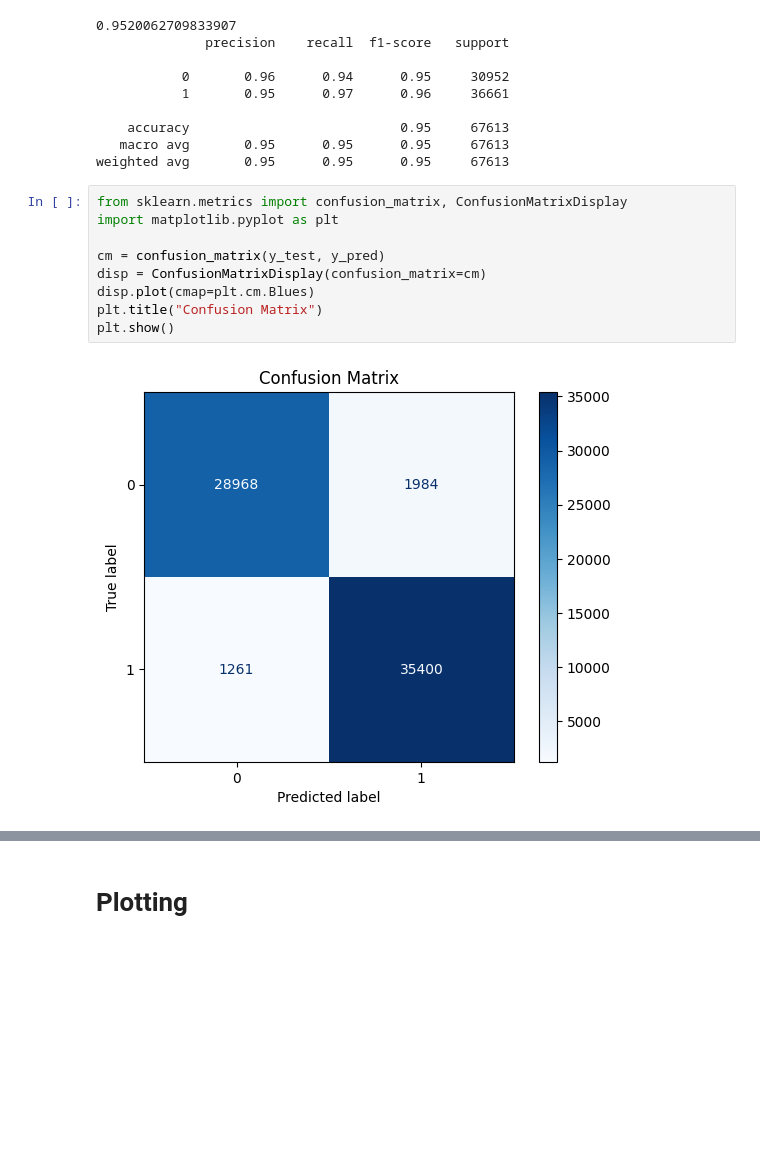
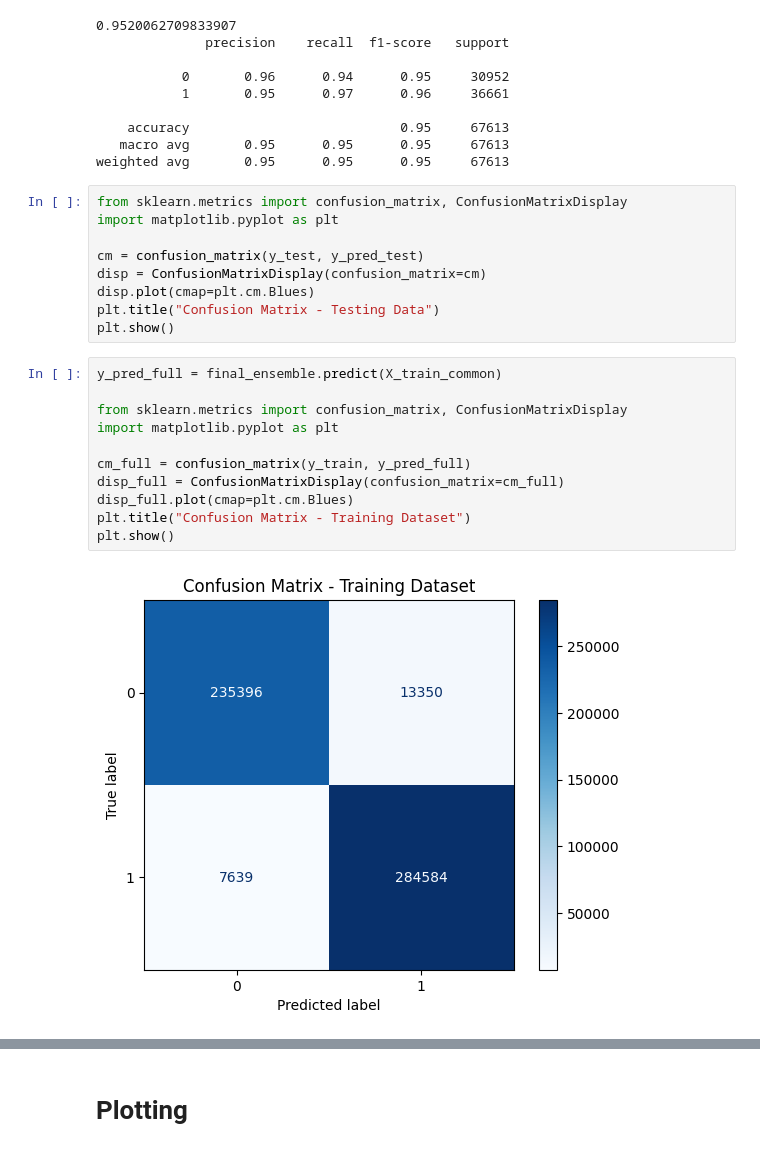
Before and after one commit to souparno-nag/breast-cancer, a Jupyter notebook: main6.ipynb, the cells around one changed output, grey strips where cells are left out. Cells and saved outputs as stored; diff of their text form; blank space fills up the shorter version.

```diff
--- a/main6.ipynb
+++ b/main6.ipynb
@@ -743,10 +746,21 @@ weighted avg       0.95      0.95      0.95     67613
 from sklearn.metrics import confusion_matrix, ConfusionMatrixDisplay
 import matplotlib.pyplot as plt
 
-cm = confusion_matrix(y_test, y_pred)
+cm = confusion_matrix(y_test, y_pred_test)
 disp = ConfusionMatrixDisplay(confusion_matrix=cm)
 disp.plot(cmap=plt.cm.Blues)
-plt.title("Confusion Matrix")
+plt.title("Confusion Matrix - Testing Data")
 plt.show()
-# %% [output]
-[figure, removed]
+# %%
+y_pred_full = final_ensemble.predict(X_train_common)
+
+from sklearn.metrics import confusion_matrix, ConfusionMatrixDisplay
+import matplotlib.pyplot as plt
+
+cm_full = confusion_matrix(y_train, y_pred_full)
+disp_full = ConfusionMatrixDisplay(confusion_matrix=cm_full)
+disp_full.plot(cmap=plt.cm.Blues)
+plt.title("Confusion Matrix - Training Dataset")
+plt.show()
+# %% [output]
+[figure, added]
```
Also changed, not shown: parts of 5 cells of this notebook, 2 other files.
